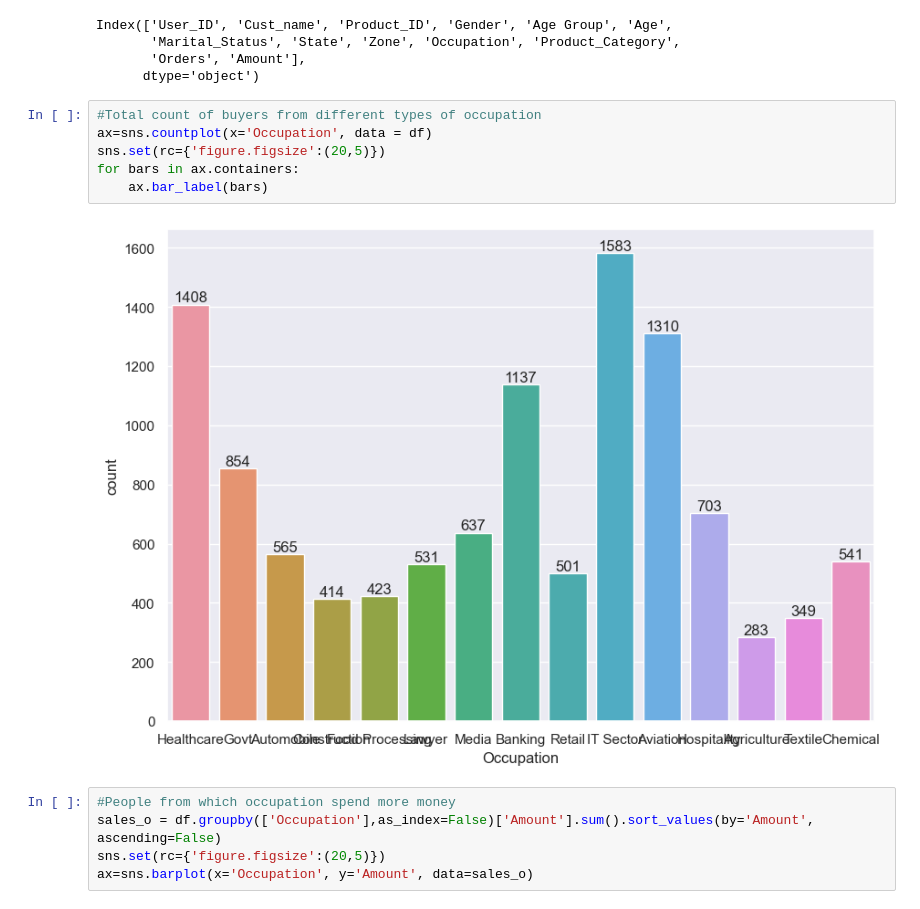
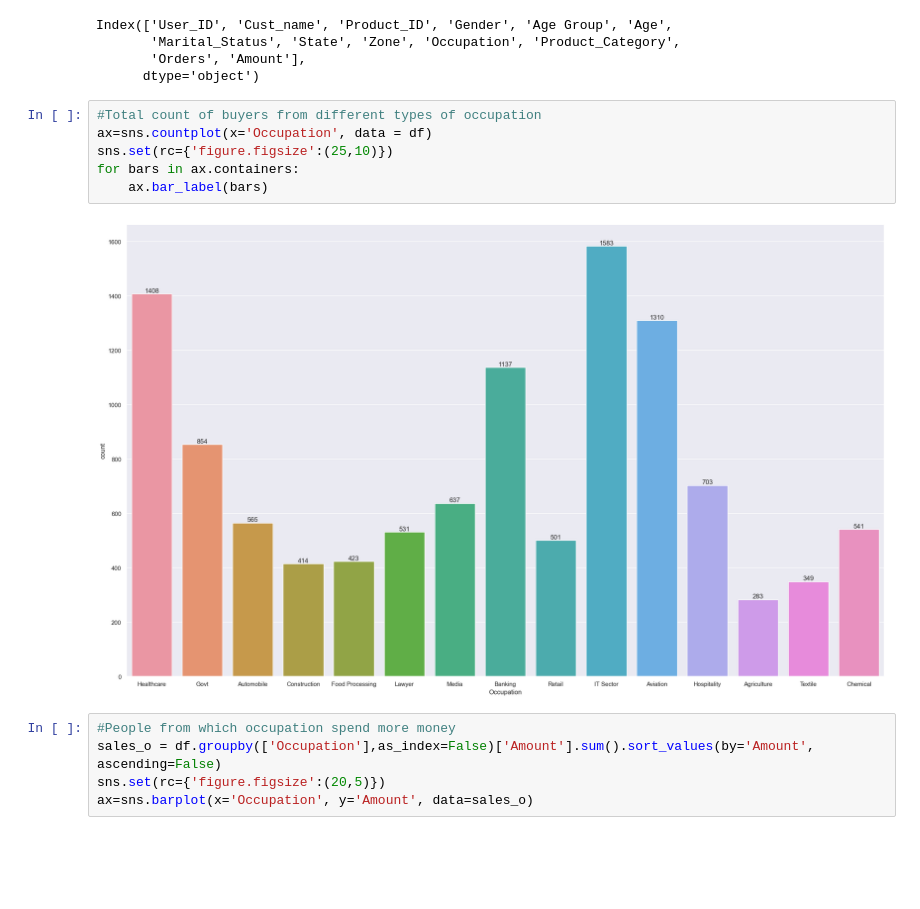
Before and after one commit to suyogyadav404/EDA-of-Diwali-Sales-, a Jupyter notebook: EDA Diwali Sales.ipynb, the cells around one changed output. Saved outputs shown, nothing was run; the diff lists cells and outputs as text; blank space fills up the shorter version.

```diff
--- a/EDA Diwali Sales.ipynb
+++ b/EDA Diwali Sales.ipynb
@@ -271,11 +271,11 @@ Index(['User_ID', 'Cust_name', 'Product_ID', 'Gender', 'Age Group', 'Age',
 # %%
 #Total count of buyers from different types of occupation
 ax=sns.countplot(x='Occupation', data = df)
-sns.set(rc={'figure.figsize':(20,5)})
+sns.set(rc={'figure.figsize':(25,10)})
 for bars in ax.containers:
     ax.bar_label(bars)
 # %% [output]
-[figure, old version]
+[figure, new version]
 # %%
 #People from which occupation spend more money
 sales_o = df.groupby(['Occupation'],as_index=False)['Amount'].sum().sort_values(by='Amount', ascending=False)
```
